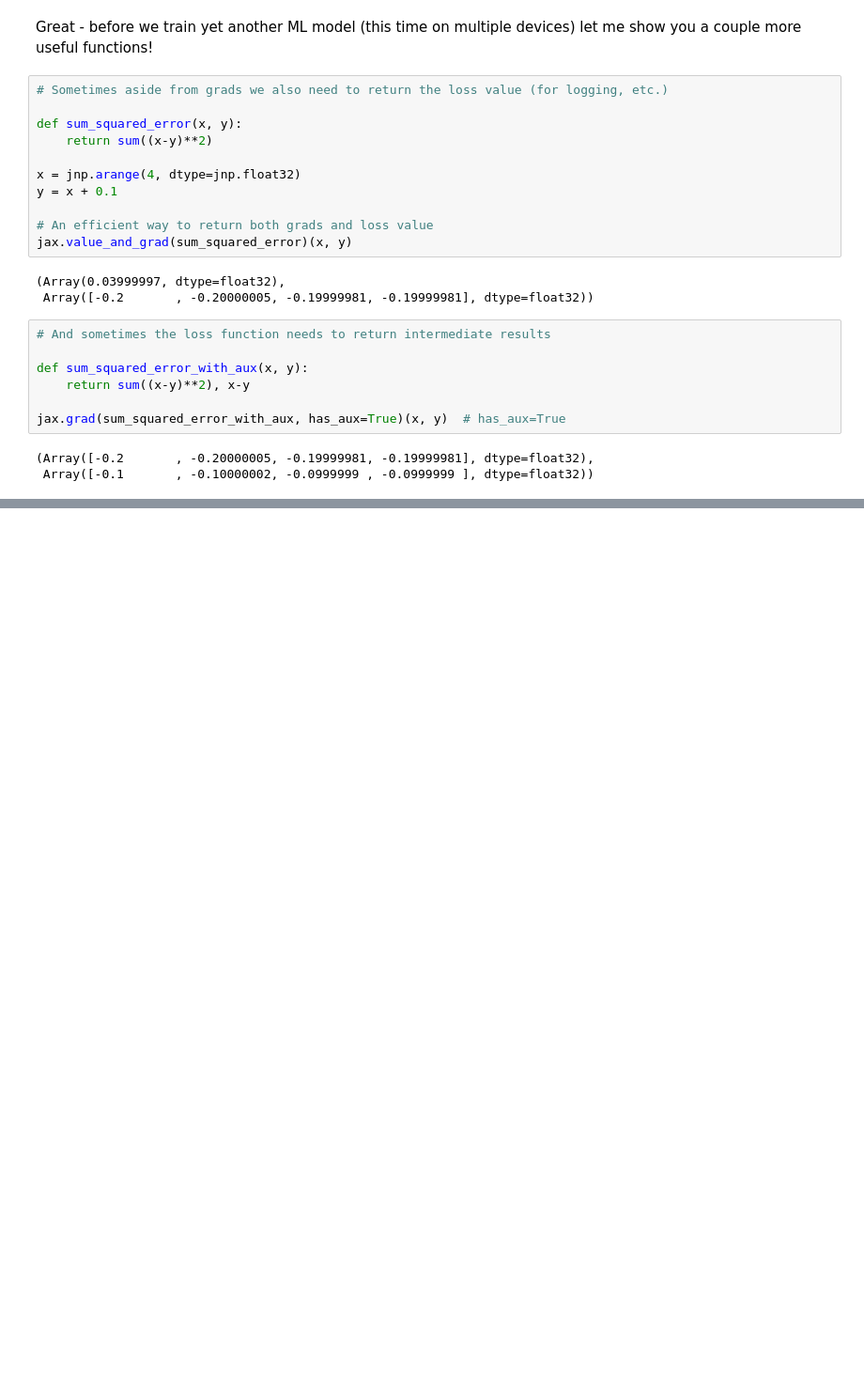
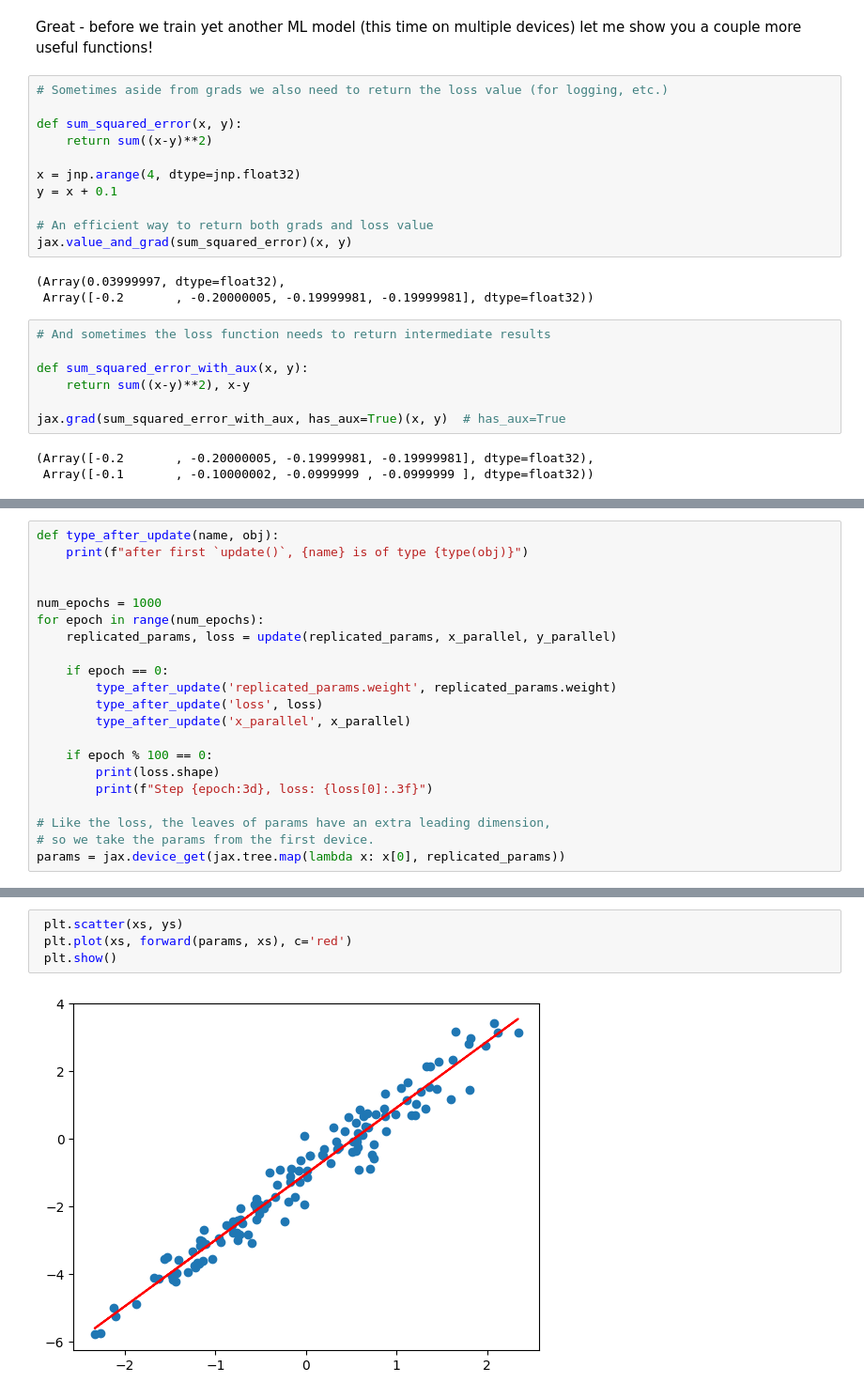
Before and after one commit to nv259/jax-101, a Jupyter notebook: JAX_ml.ipynb, the cells around one changed output, grey strips where cells are left out. Shown at 94% size. Cells and saved outputs as stored; diff of their text form; blank space fills up the shorter version.

```diff
--- a/JAX_ml.ipynb
+++ b/JAX_ml.ipynb
@@ -535,0 +568,21 @@ jax.grad(sum_squared_error_with_aux, has_aux=True)(x, y)  # has_aux=True
+# %%
+def type_after_update(name, obj):
+    print(f"after first `update()`, {name} is of type {type(obj)}")
+
+
+num_epochs = 1000
+for epoch in range(num_epochs):
+    replicated_params, loss = update(replicated_params, x_parallel, y_parallel)
+
+    if epoch == 0:
+        type_after_update('replicated_params.weight', replicated_params.weight)
+        type_after_update('loss', loss)
+        type_after_update('x_parallel', x_parallel)
+
+    if epoch % 100 == 0:
+        print(loss.shape)
+        print(f"Step {epoch:3d}, loss: {loss[0]:.3f}")
+
+# Like the loss, the leaves of params have an extra leading dimension,
+# so we take the params from the first device.
+params = jax.device_get(jax.tree.map(lambda x: x[0], replicated_params))
@@ -535,0 +607,6 @@ jax.grad(sum_squared_error_with_aux, has_aux=True)(x, y)  # has_aux=True
+# %%
+ plt.scatter(xs, ys)
+ plt.plot(xs, forward(params, xs), c='red')
+ plt.show()
+# %% [output]
+[figure, added]
```
Also changed, not shown: parts of 15 cells of this notebook.
